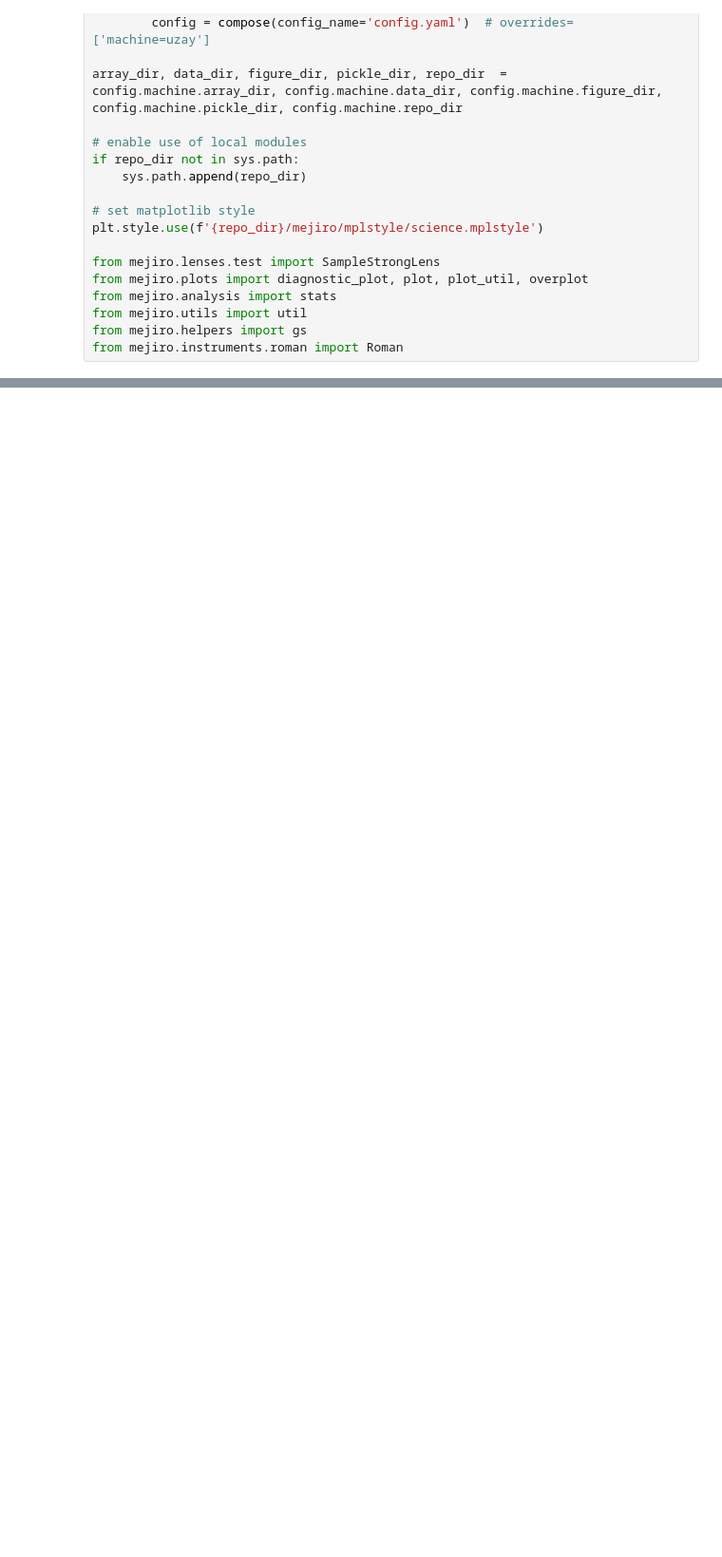
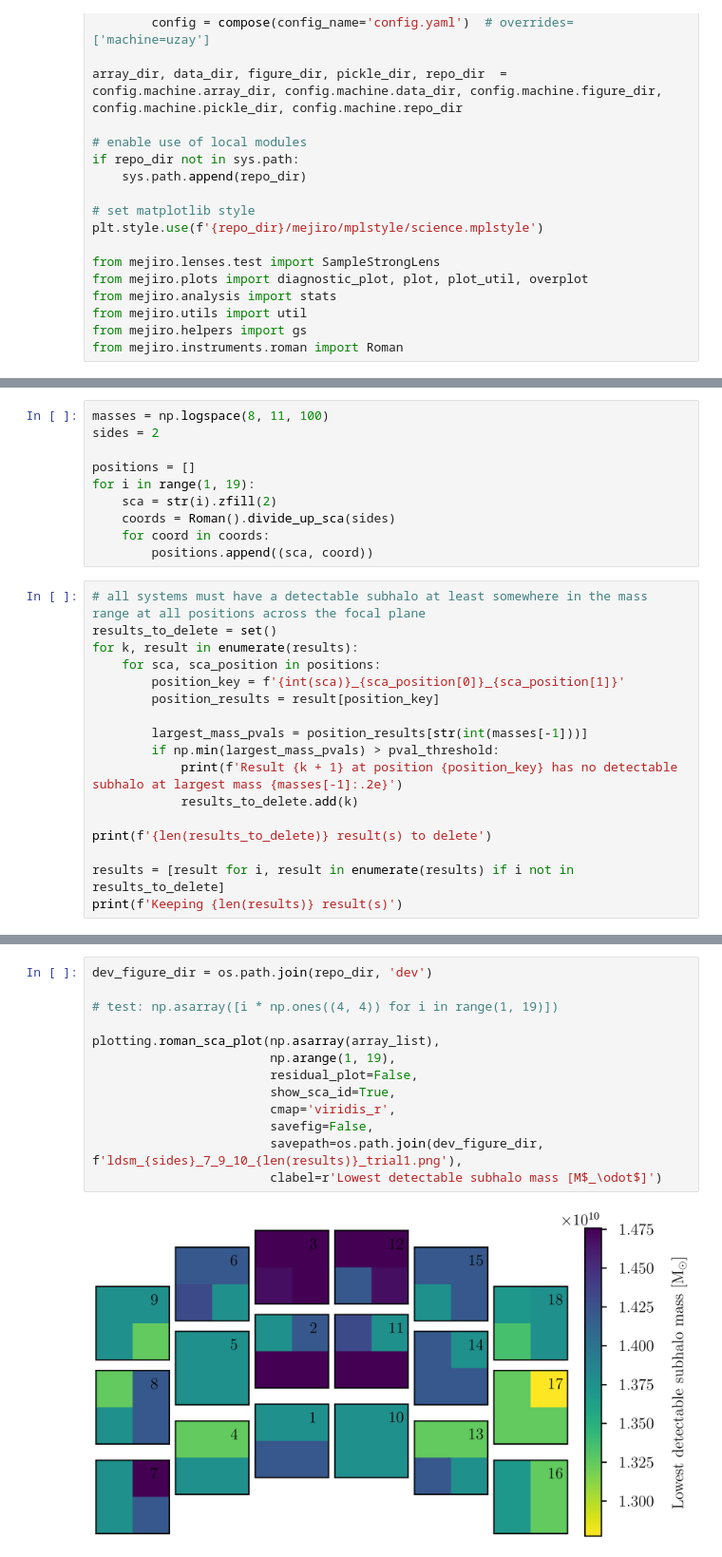
Before and after one commit to AstroMusers/mejiro, a Jupyter notebook: paper/figure_notebooks/lowest_detectable_subhalo_mass.ipynb, the cells around one changed output, grey strips where cells are left out. Shown: that part at 95% size. Cells and saved outputs as stored; diff of their text form; blank space fills up the shorter version.

```diff
--- a/paper/figure_notebooks/lowest_detectable_subhalo_mass.ipynb
+++ b/paper/figure_notebooks/lowest_detectable_subhalo_mass.ipynb
@@ -146,0 +79,27 @@ plt.show()
+# %%
+masses = np.logspace(8, 11, 100)
+sides = 2
+
+positions = []
+for i in range(1, 19):
+    sca = str(i).zfill(2)
+    coords = Roman().divide_up_sca(sides)
+    for coord in coords:
+        positions.append((sca, coord))
+# %%
+# all systems must have a detectable subhalo at least somewhere in the mass range at all positions across the focal plane
+results_to_delete = set()
+for k, result in enumerate(results):
+    for sca, sca_position in positions:
+        position_key = f'{int(sca)}_{sca_position[0]}_{sca_position[1]}'
+        position_results = result[position_key]
+
+        largest_mass_pvals = position_results[str(int(masses[-1]))]
+        if np.min(largest_mass_pvals) > pval_threshold:
+            print(f'Result {k + 1} at position {position_key} has no detectable subhalo at largest mass {masses[-1]:.2e}')
+            results_to_delete.add(k)
+
+print(f'{len(results_to_delete)} result(s) to delete')
+
+results = [result for i, result in enumerate(results) if i not in results_to_delete]
+print(f'Keeping {len(results)} result(s)')
@@ -147 +175,16 @@ plt.show()
+# %%
+dev_figure_dir = os.path.join(repo_dir, 'dev')
+
+# test: np.asarray([i * np.ones((4, 4)) for i in range(1, 19)])
+
+plotting.roman_sca_plot(np.asarray(array_list),
+                        np.arange(1, 19),
+                        residual_plot=False,
+                        show_sca_id=True,
+                        cmap='viridis_r',
+                        savefig=False,
+                        savepath=os.path.join(dev_figure_dir, f'ldsm_{sides}_7_9_10_{len(results)}_trial1.png'),
+                        clabel=r'Lowest detectable subhalo mass [M$_\odot$]')
+# %% [output]
+[figure, added]
 # %%
```
Also changed, not shown: parts of 17 cells of this notebook, 12 other files.
